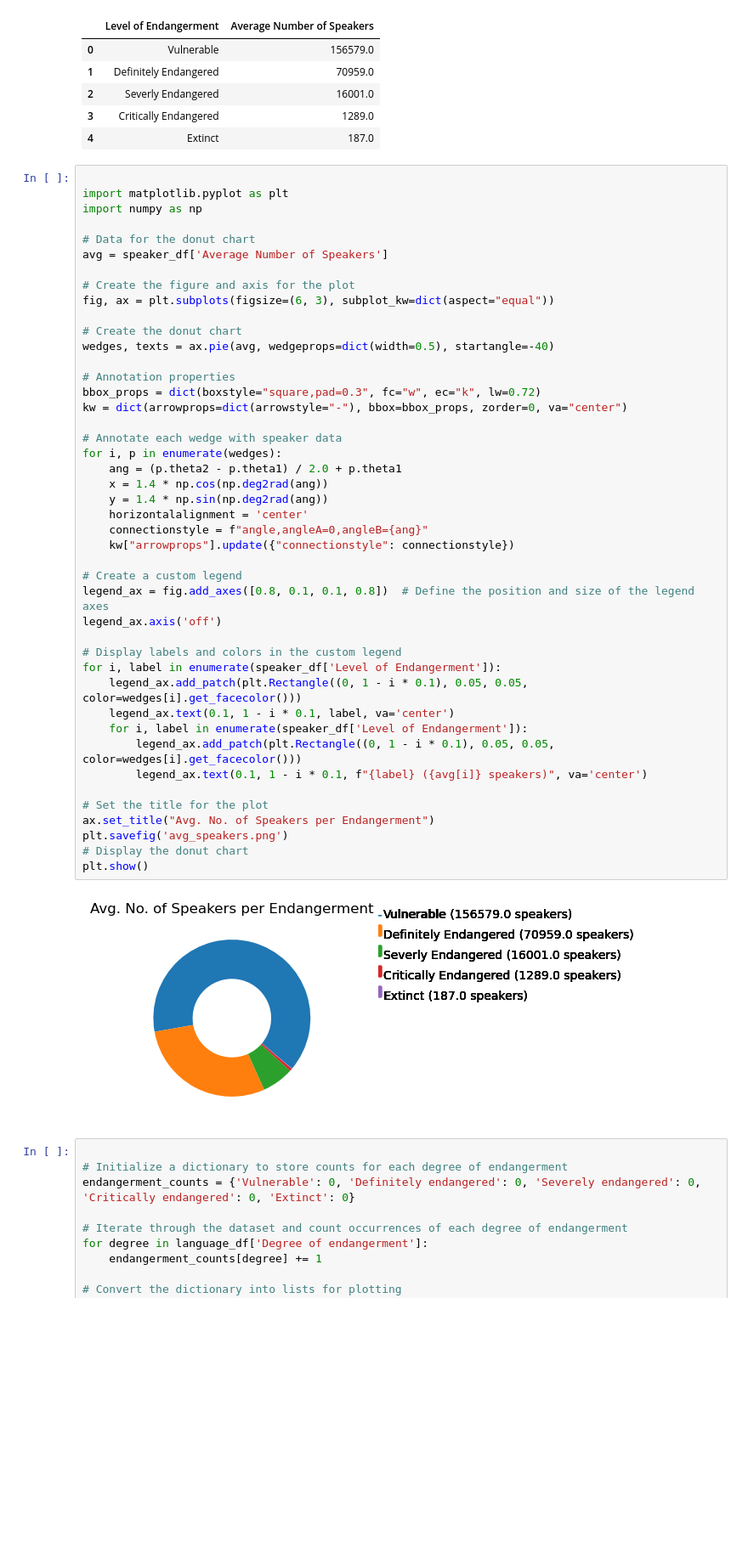
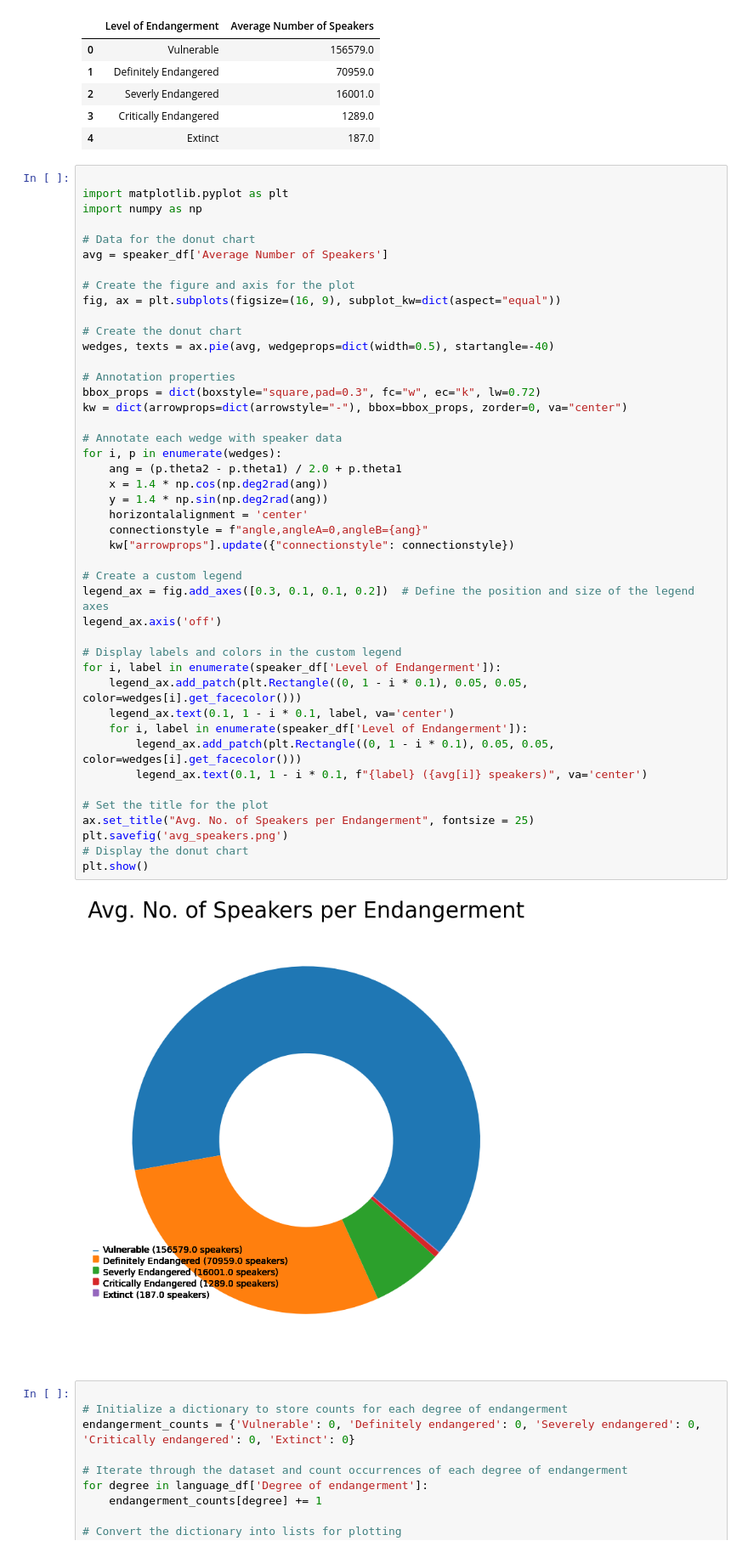
Before and after one commit to JessH09/-Voices-at-Risk-Exploring-the-Crisis-of-Endangered-Languages-, a Jupyter notebook: languages.ipynb, the cells around one changed output. Shown at 85% size. Cells and saved outputs as stored; diff of their text form; blank space fills up the shorter version.

Commit message:
new donut chart and updated chart code

```diff
--- a/languages.ipynb
+++ b/languages.ipynb
@@ -109,43 +109,43 @@ import numpy as np
 avg = speaker_df['Average Number of Speakers']
 
 # Create the figure and axis for the plot
-fig, ax = plt.subplots(figsize=(6, 3), subplot_kw=dict(aspect="equal"))
+fig, ax = plt.subplots(figsize=(16, 9), subplot_kw=dict(aspect="equal"))
 
 # Create the donut chart
 wedges, texts = ax.pie(avg, wedgeprops=dict(width=0.5), startangle=-40)
 
 # Annotation properties
 bbox_props = dict(boxstyle="square,pad=0.3", fc="w", ec="k", lw=0.72)
 kw = dict(arrowprops=dict(arrowstyle="-"), bbox=bbox_props, zorder=0, va="center")
 
 # Annotate each wedge with speaker data
 for i, p in enumerate(wedges):
     ang = (p.theta2 - p.theta1) / 2.0 + p.theta1
     x = 1.4 * np.cos(np.deg2rad(ang))
     y = 1.4 * np.sin(np.deg2rad(ang))
     horizontalalignment = 'center'
     connectionstyle = f"angle,angleA=0,angleB={ang}"
     kw["arrowprops"].update({"connectionstyle": connectionstyle})
 
 # Create a custom legend
-legend_ax = fig.add_axes([0.8, 0.1, 0.1, 0.8])  # Define the position and size of the legend axes
+legend_ax = fig.add_axes([0.3, 0.1, 0.1, 0.2])  # Define the position and size of the legend axes
 legend_ax.axis('off')
 
 # Display labels and colors in the custom legend
 for i, label in enumerate(speaker_df['Level of Endangerment']):
     legend_ax.add_patch(plt.Rectangle((0, 1 - i * 0.1), 0.05, 0.05, color=wedges[i].get_facecolor()))
     legend_ax.text(0.1, 1 - i * 0.1, label, va='center')
     for i, label in enumerate(speaker_df['Level of Endangerment']):
         legend_ax.add_patch(plt.Rectangle((0, 1 - i * 0.1), 0.05, 0.05, color=wedges[i].get_facecolor()))
         legend_ax.text(0.1, 1 - i * 0.1, f"{label} ({avg[i]} speakers)", va='center')
 
 # Set the title for the plot
-ax.set_title("Avg. No. of Speakers per Endangerment")
+ax.set_title("Avg. No. of Speakers per Endangerment", fontsize = 25)
 plt.savefig('avg_speakers.png')
 # Display the donut chart
 plt.show()
 # %% [output]
-[figure, old version]
+[figure, new version]
 # %%
 
 # Initialize a dictionary to store counts for each degree of endangerment
```
Also changed, not shown: 1 other file.
